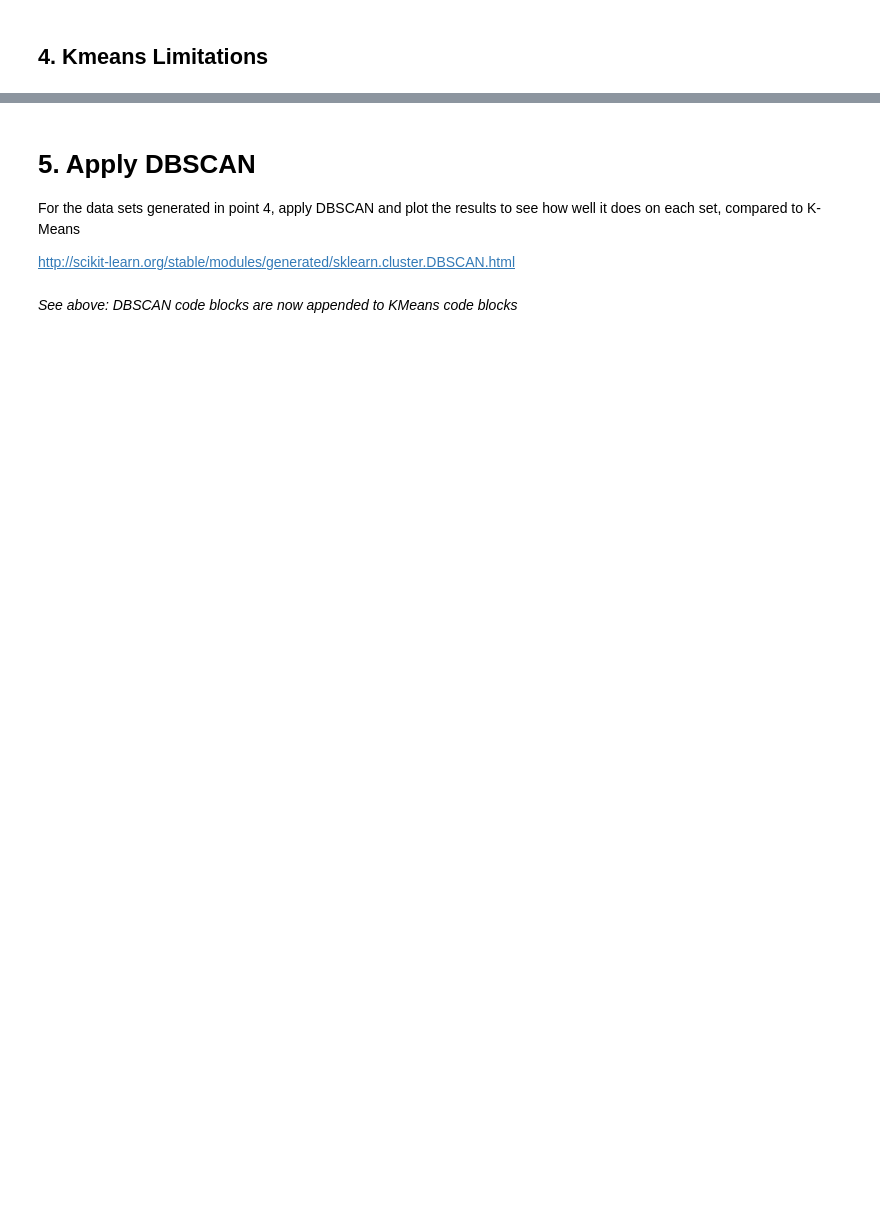
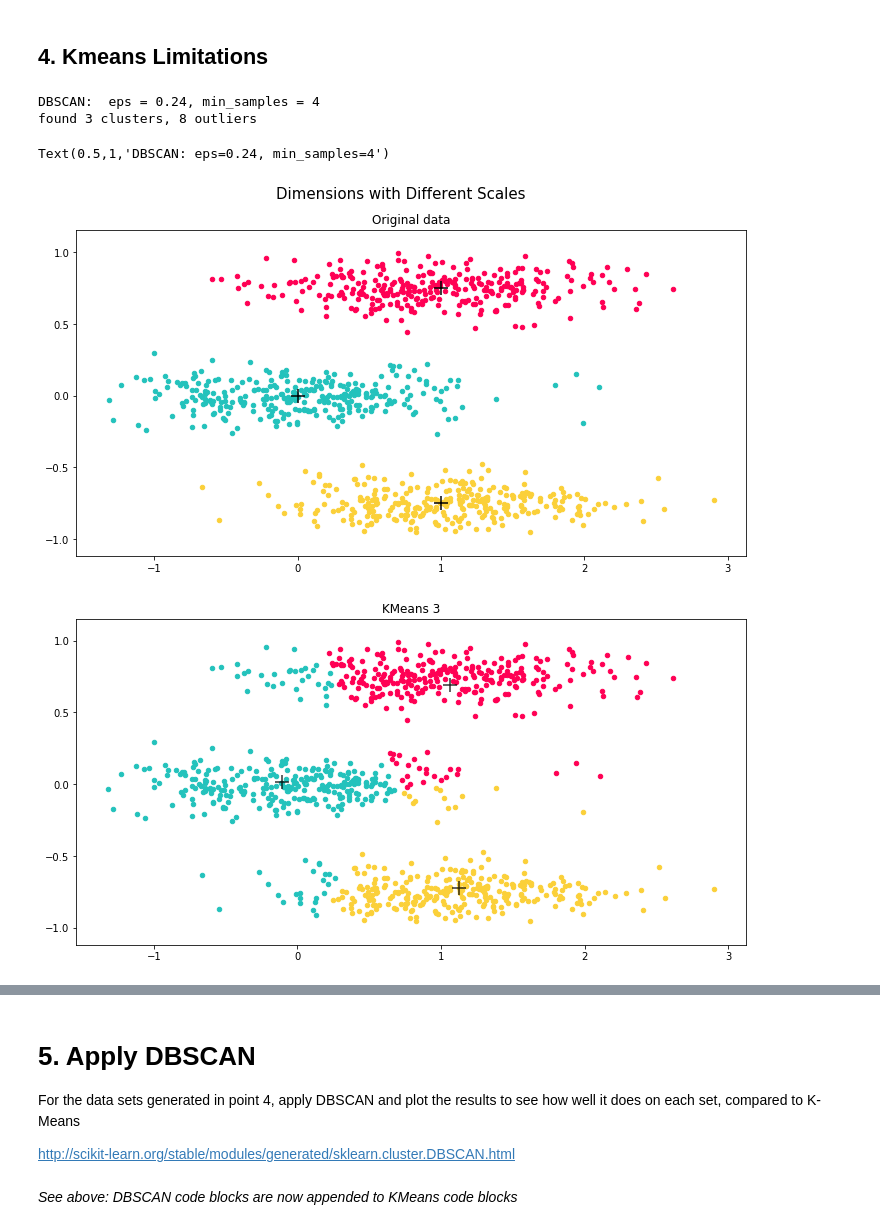
Before and after one commit to jonworkman88/dat11syd, a Jupyter notebook: lessons/lesson-08/lab/Lab 8 - Clustering.ipynb, the cells around one changed output, grey strips where cells are left out. Saved outputs shown, nothing was run; the diff lists cells and outputs as text; code cells hidden in the pictures; blank space fills up the shorter version.

```diff
--- a/lessons/lesson-08/lab/Lab 8 - Clustering.ipynb
+++ b/lessons/lesson-08/lab/Lab 8 - Clustering.ipynb
@@ -496,31 +586,38 @@ db = DBSCAN(eps=0.24, min_samples=4)
 
 db.fit(X)
 db_labels = db.labels_
 db_core_sample_indices_ = db.core_sample_indices_
 core_samples_mask = np.zeros_like(db.labels_, dtype=bool)
 core_samples_mask[db.core_sample_indices_] = True
 labels = db.labels_
 
 # Number of clusters in labels, ignoring noise if present.
 n_clusters = len(set(labels)) - (1 if -1 in labels else 0)
 n_outliers = sum(labels == -1)
 print('DBSCAN:  eps = {}, min_samples = {}'.format(db.eps, db.min_samples))
 print('found {} clusters, {} outliers'.format(n_clusters, n_outliers))
 
 # Plot result
 plt.figure(figsize=(12, 6))
 unique_labels = set(labels)
 colors = [plt.cm.Spectral(each) for each in np.linspace(0, 1, len(unique_labels))]  # initialise colours for labelling clusters
 for k, col in zip(unique_labels, colors):
     if k == -1:
         col = [0, 0, 0, 1]  # Black used for noise.
 
     class_member_mask = (labels == k)
     xy = X[class_member_mask & core_samples_mask]
     plt.plot(xy[:, 0], xy[:, 1], 'o', markerfacecolor=tuple(col), markeredgecolor='k', markersize=14)
 
     xy = X[class_member_mask & ~core_samples_mask]
     plt.plot(xy[:, 0], xy[:, 1], 'o', markerfacecolor=tuple(col), markeredgecolor='k', markersize=6)
 
 plt.axis('equal')
-plt.title('DBSCAN: eps=' + str(db_3.eps) + ', min_samples=' + str(db_3.min_samples))
+#plt.title('DBSCAN: eps=' + str(db_3.eps) + ', min_samples=' + str(db_3.min_samples))
+plt.title('DBSCAN: eps=' + str(db.eps) + ', min_samples=' + str(db.min_samples))
+# %% [output]
+DBSCAN:  eps = 0.24, min_samples = 4
+found 3 clusters, 8 outliers
+Text(0.5,1,'DBSCAN: eps=0.24, min_samples=4')
+[figure, added]
+[figure, added]
```
Also changed, not shown: parts of 29 cells of this notebook, 3 other files.
